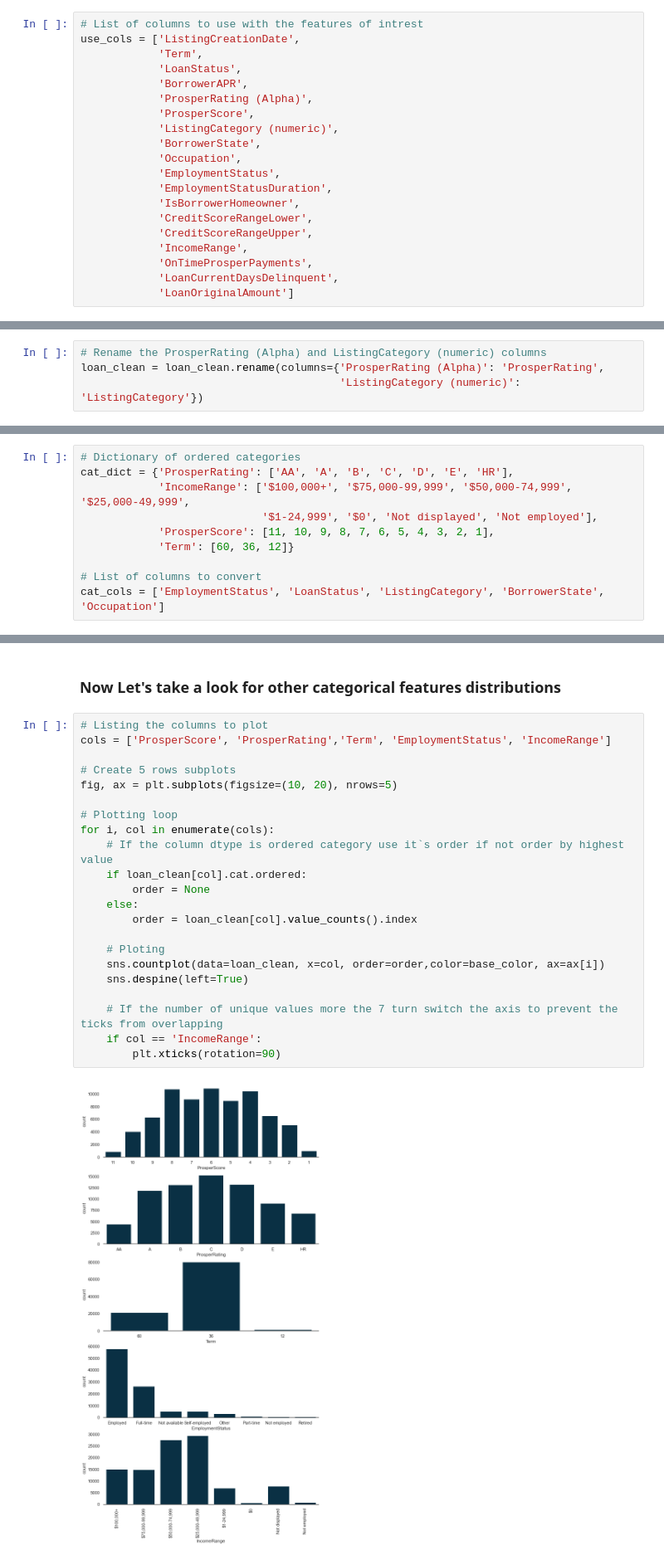
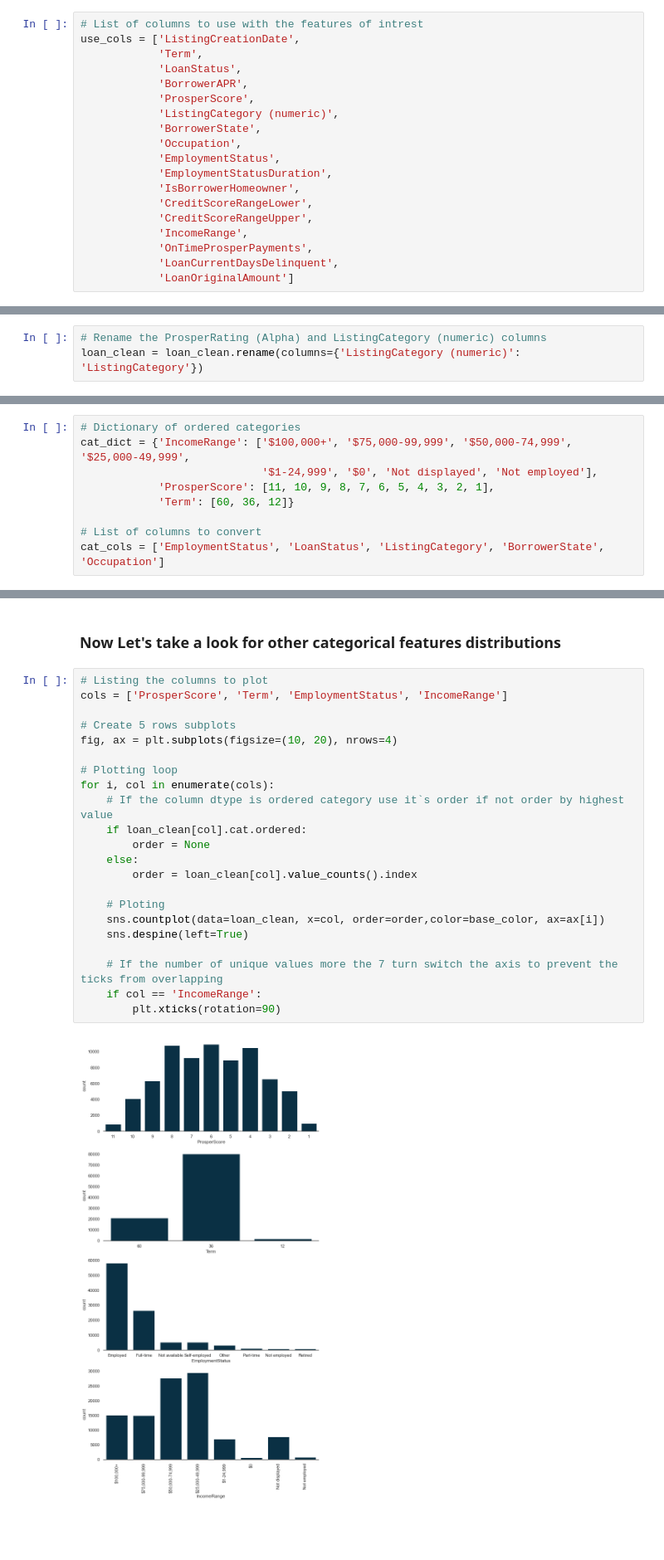
Before and after one commit to ahmed-gharib89/Communicate-Data-Findings, a Jupyter notebook: prosper_loan_exploration.ipynb, the cells around one changed output, grey strips where cells are left out. Shown at 83% size. Saved outputs shown, nothing was run; the diff lists cells and outputs as text; blank space fills up the shorter version.

```diff
--- a/prosper_loan_exploration.ipynb
+++ b/prosper_loan_exploration.ipynb
@@ -305,7 +304,6 @@ use_cols = ['ListingCreationDate',
             'Term',
             'LoanStatus',
             'BorrowerAPR',
-            'ProsperRating (Alpha)',
             'ProsperScore',
             'ListingCategory (numeric)',
             'BorrowerState',
@@ -333,8 +331,7 @@ loan_clean = loan_clean.loc[~loan_clean.ListingCreationDate.dt.year.isin([2005,
 loan_clean = loan_clean.loc[~loan_clean['BorrowerAPR'].isnull()].reset_index().drop('index', axis=1)
 # %%
 # Rename the ProsperRating (Alpha) and ListingCategory (numeric) columns
-loan_clean = loan_clean.rename(columns={'ProsperRating (Alpha)': 'ProsperRating',
-                                        'ListingCategory (numeric)': 'ListingCategory'})
+loan_clean = loan_clean.rename(columns={'ListingCategory (numeric)': 'ListingCategory'})
 # %%
 # Replace the numbers of ListingCategory to Categories
 listing_category_dict = {0: 'Not Available',
@@ -362,8 +359,7 @@ listing_category_dict = {0: 'Not Available',
 loan_clean.ListingCategory.replace(listing_category_dict, inplace=True)
 # %%
 # Dictionary of ordered categories
-cat_dict = {'ProsperRating': ['AA', 'A', 'B', 'C', 'D', 'E', 'HR'],
-            'IncomeRange': ['$100,000+', '$75,000-99,999', '$50,000-74,999', '$25,000-49,999',
+cat_dict = {'IncomeRange': ['$100,000+', '$75,000-99,999', '$50,000-74,999', '$25,000-49,999',
                             '$1-24,999', '$0', 'Not displayed', 'Not employed'],
             'ProsperScore': [11, 10, 9, 8, 7, 6, 5, 4, 3, 2, 1],
             'Term': [60, 36, 12]}
@@ -469,28 +463,28 @@ plt.xlim(0, 1000);
 ### Now Let's take a look for other categorical features distributions
 # %%
 # Listing the columns to plot
-cols = ['ProsperScore', 'ProsperRating','Term', 'EmploymentStatus', 'IncomeRange']
+cols = ['ProsperScore', 'Term', 'EmploymentStatus', 'IncomeRange']
 
 # Create 5 rows subplots
-fig, ax = plt.subplots(figsize=(10, 20), nrows=5)
+fig, ax = plt.subplots(figsize=(10, 20), nrows=4)
 
 # Plotting loop
 for i, col in enumerate(cols):
     # If the column dtype is ordered category use it`s order if not order by highest value
     if loan_clean[col].cat.ordered:
         order = None
     else:
         order = loan_clean[col].value_counts().index
 
     # Ploting
     sns.countplot(data=loan_clean, x=col, order=order,color=base_color, ax=ax[i])
     sns.despine(left=True)
 
     # If the number of unique values more the 7 turn switch the axis to prevent the ticks from overlapping
     if col == 'IncomeRange':
         plt.xticks(rotation=90)
 # %% [output]
-[figure, old version]
+[figure, new version]
 # %% [markdown]
 #### The prosper rating and score distribution is normal, most term used is 36 Months and most of the individuals income range falls between 25,000 and 75,000.
 # %%
```
Also changed, not shown: parts of 15 cells of this notebook.
